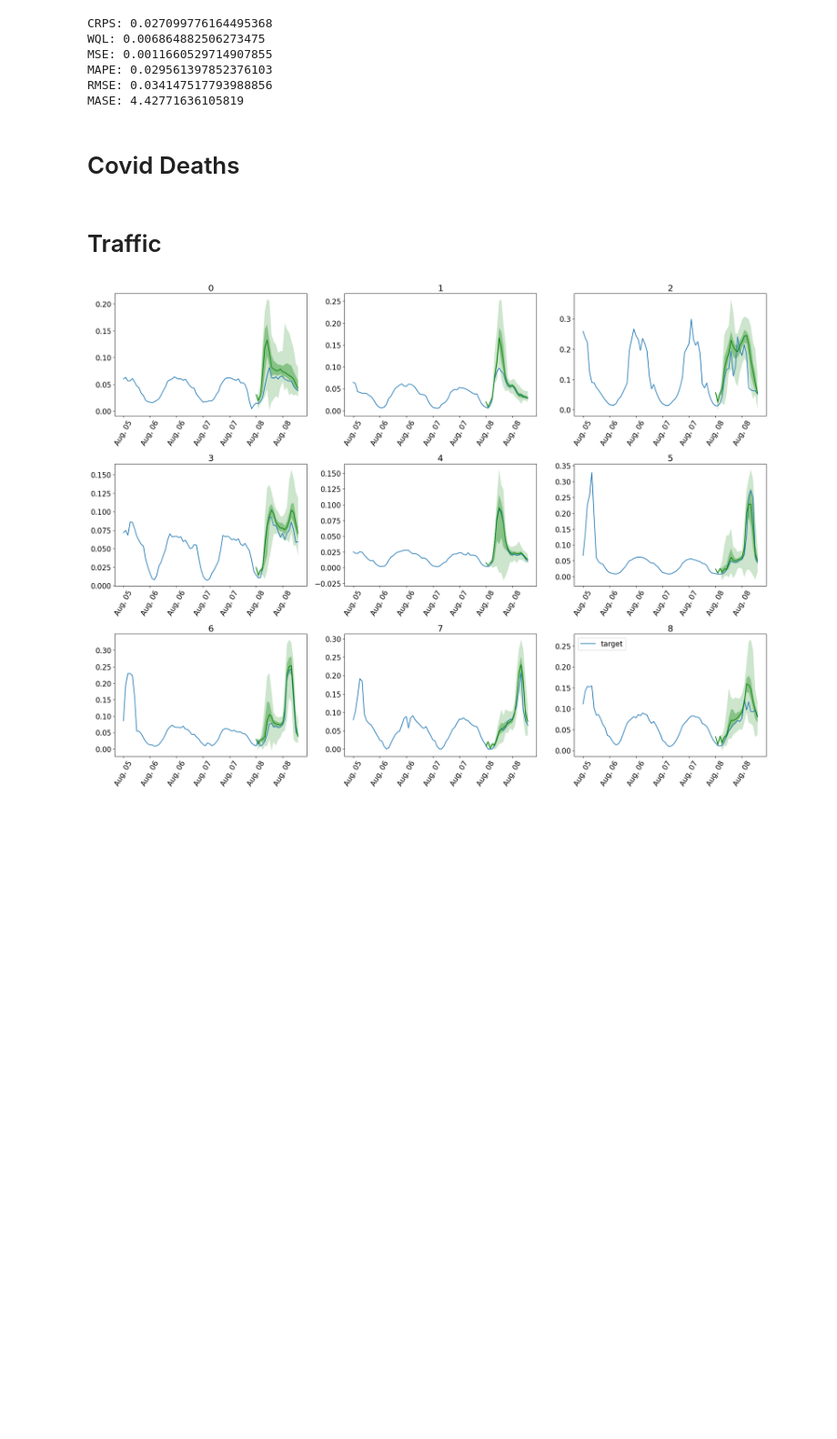
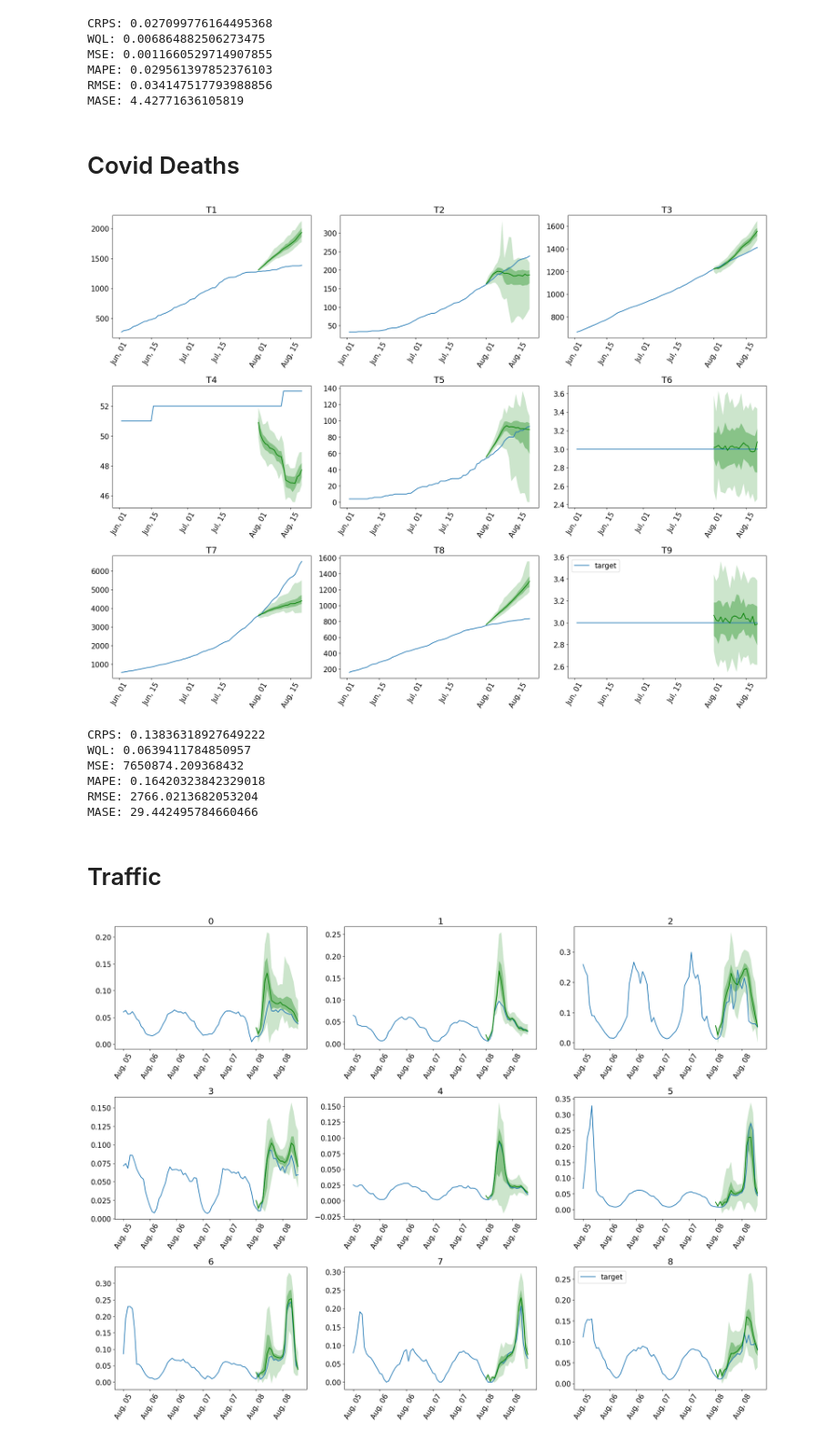
Before and after one commit to abizard/lag-llama-code, a Jupyter notebook: lag-llama/fine-tune-ds-baru.ipynb, the cells around one changed output. Shown at 91% size. Saved outputs shown, nothing was run; the diff lists cells and outputs as text; code cells hidden in the pictures; blank space fills up the shorter version.

```diff
--- a/lag-llama/fine-tune-ds-baru.ipynb
+++ b/lag-llama/fine-tune-ds-baru.ipynb
@@ -58,7 +61,7 @@ def get_lag_llama_predictions(dataset, prediction_length, device, context_length
 
     return forecasts, tss
 # %%
-dataset = get_dataset('hospital')
+dataset = get_dataset('covid_deaths')
 
 data_test = dataset.test
 data_train = dataset.train
@@ -112,7 +163,7 @@ estimator = LagLlamaEstimator(
     )
 
 predictor = estimator.train(
-    data_train,
+    train_imputed,
     cache_data=True,
     shuffle_buffer_length=1000
 )
@@ -237,6 +289,48 @@ RMSE: 0.034147517793988856
 MASE: 4.42771636105819
 # %% [markdown]
 # Covid Deaths
+# %%
+path = "./lightning_logs/version_14/checkpoints/epoch=48-step=2450.ckpt"
+forecasts_it, tss_it = _new_get_lag_llama_predictions(path, test_imputed, prediction_length=prediction_length, device=device,\
+                                                    context_length=context_length, use_rope_scaling=True, num_samples=100)
+
+plt.figure(figsize=(20, 15))
+date_formater = mdates.DateFormatter("%b, %d")
+plt.rcParams.update({"font.size": 15})
+
+# iterate through the series, plot the predicted samples
+for idx, (forecast, ts) in islice(enumerate(zip(forecasts_it, tss_it)), 9):
+    ax = plt.subplot(3, 3, idx + 1)
+
+    plt.plot(
+        ts[(-4 * prediction_length):].to_timestamp(),
+        label="target",
+    )
+    forecast.plot(color="g")
+    plt.xticks(rotation=60)
+    ax.xaxis.set_major_formatter(date_formater)
+    ax.set_title(forecast.item_id)
+
+plt.gcf().tight_layout()
+plt.legend()
+plt.show()
+
+evaluator = Evaluator()
+agg_metrics, ts_metrics = evaluator(iter(tss_it), iter(forecasts_it))
+print('CRPS:', agg_metrics['mean_wQuantileLoss'])
+print('WQL:', agg_metrics['wQuantileLoss[0.9]'])
+print('MSE:', agg_metrics['MSE'])
+print('MAPE:', agg_metrics['MAPE'])
+print('RMSE:', agg_metrics['RMSE'])
+print('MASE:', agg_metrics['MASE'])
+# %% [output]
+[figure, added]
+CRPS: 0.13836318927649222
+WQL: 0.0639411784850957
+MSE: 7650874.209368432
+MAPE: 0.16420323842329018
+RMSE: 2766.0213682053204
+MASE: 29.442495784660466
 # %% [markdown]
 # Traffic
 # %%
```
Also changed, not shown: parts of 4 cells of this notebook, 9 other files.
